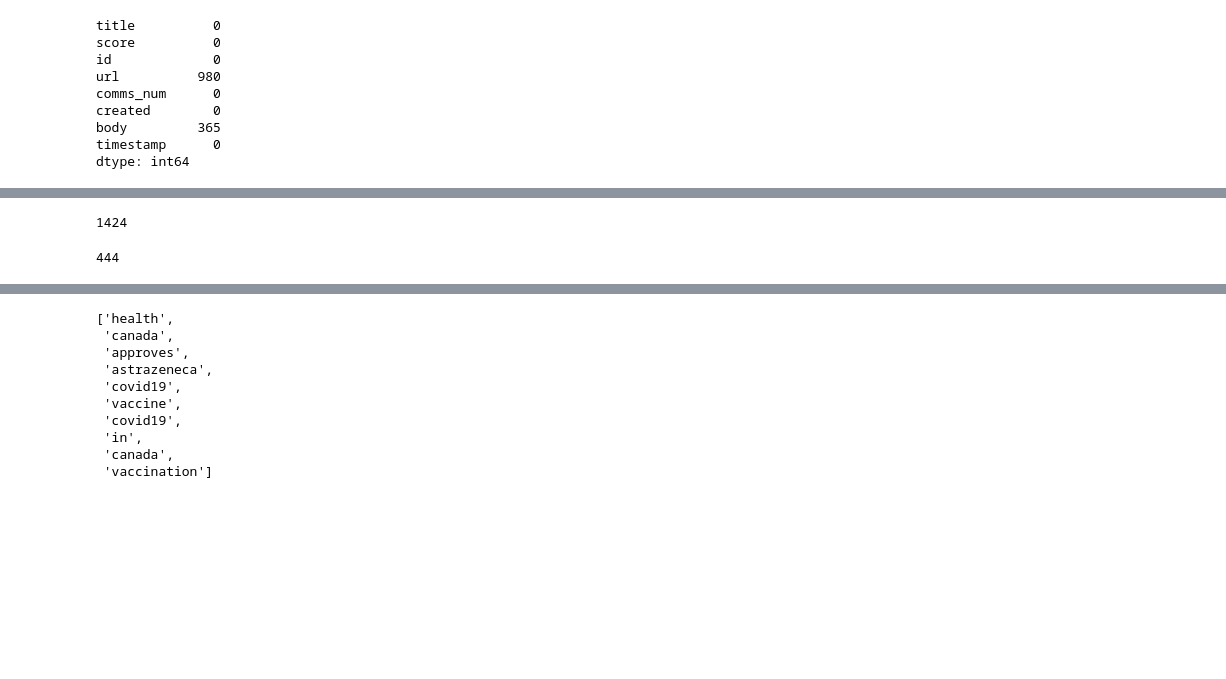
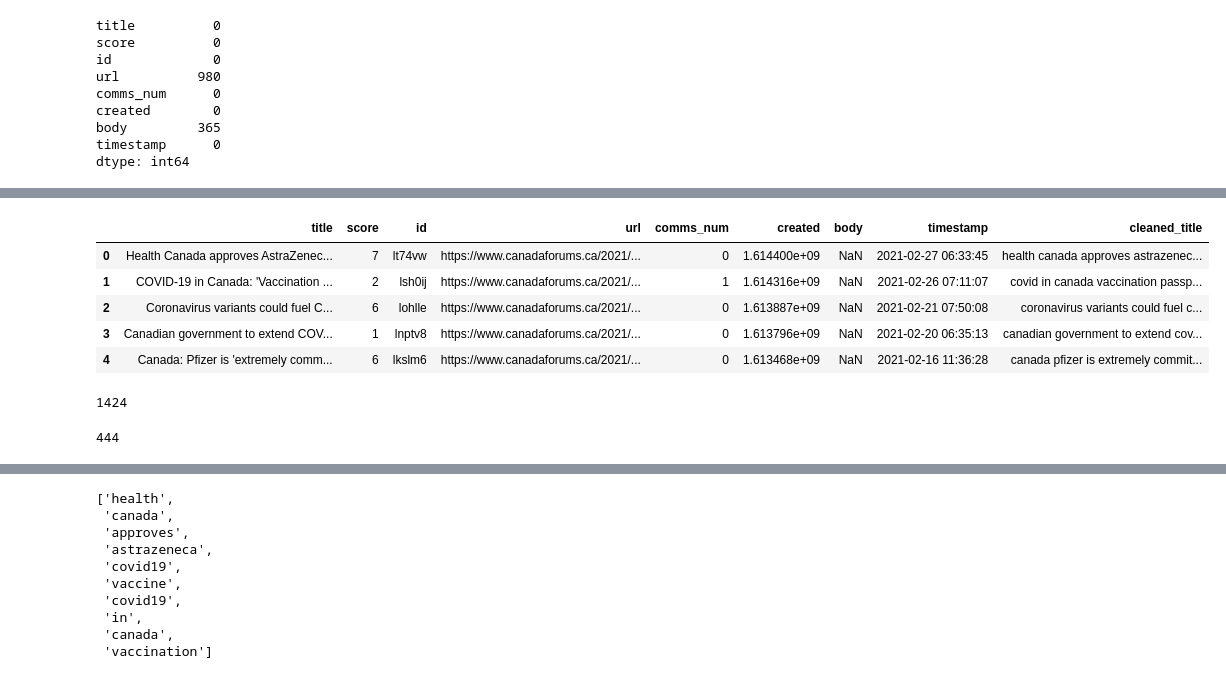
Before and after one commit to Yeshi341/Blog, a Jupyter notebook: Vaccine_myth_sentiment_analysis/data-load-and-eda.ipynb, the cells around one changed output, grey strips where cells are left out. Drawn from its saved outputs; the diff is of its cells as text; code cells hidden in the pictures; blank space fills up the shorter version.

```diff
--- a/Vaccine_myth_sentiment_analysis/data-load-and-eda.ipynb
+++ b/Vaccine_myth_sentiment_analysis/data-load-and-eda.ipynb
@@ -86,17 +59,2 @@ title_text
 
 Removing any grammatical symbols from the text and converting everything to lower case
-# %%
-# function to clean
-def clean_data(text):
-    cleaned = []
-    for t in text:
-        for symbol in ",.?!''-""~():/+|\[]=%;*":
-            t = t.replace(symbol, "").lower()
-        cleaned.append(t)
-
-    return cleaned
-# %%
-cleaned_title = clean_data(title_text)
-len(cleaned_title)
-# %% [output]
-1424
@@ -105,7 +61,48 @@ comment_count = cleaned_title.count('comment')
-# %%
-for c in range(comment_count):
-    cleaned_title.remove('comment')
-
-len(cleaned_title)
-# %% [output]
-444
+# %%
+# function to clean
+def clean_data(text):
+
+    # remove text within brackets
+    text = re.sub('\[.*?\]', '', text)
+
+    # remove text within parenthesis
+    text = re.sub('\(.*?\)', '', text)
+
+    # remove numbers
+    text = re.sub('\w*\d\w*', '', text)
+
+    # remove whitespaces
+#     text = re.sub('\s+', ' ', text)
+
+    # remove any quotes
+    text = re.sub('\"+', '', text)
+
+    # remove punctuations
+    text = re.sub('[%s]' % re.escape(string.punctuation), '', text)
+
+    # lowercase all text
+    text = text.lower()
+
+    # remove anything not a-z
+#     text = re.sub('[^a-z]', '', text)
+
+    return text
+# %%
+df['cleaned_title'] = df['title'].apply(lambda x: clean_data(x))
+df.head()
+# %% [output]
+|  | title | score | id | url | comms_num | created | body | timestamp | cleaned_title |
+| 0 | Health Canada approves AstraZenec... | 7 | lt74vw | https://www.canadaforums.ca/2021/... | 0 | 1.614400e+09 | NaN | 2021-02-27 06:33:45 | health canada approves astrazenec... |
+| 1 | COVID-19 in Canada: 'Vaccination ... | 2 | lsh0ij | https://www.canadaforums.ca/2021/... | 1 | 1.614316e+09 | NaN | 2021-02-26 07:11:07 | covid in canada vaccination passp... |
+| 2 | Coronavirus variants could fuel C... | 6 | lohlle | https://www.canadaforums.ca/2021/... | 0 | 1.613887e+09 | NaN | 2021-02-21 07:50:08 | coronavirus variants could fuel c... |
+| 3 | Canadian government to extend COV... | 1 | lnptv8 | https://www.canadaforums.ca/2021/... | 0 | 1.613796e+09 | NaN | 2021-02-20 06:35:13 | canadian government to extend cov... |
+| 4 | Canada: Pfizer is 'extremely comm... | 6 | lkslm6 | https://www.canadaforums.ca/2021/... | 0 | 1.613468e+09 | NaN | 2021-02-16 11:36:28 | canada pfizer is extremely commit... |
+# %%
+len(df)
+# %% [output]
+1424
+# %%
+df_cleaned = df[df['title'] != 'Comment']
+len(df_cleaned)
+# %% [output]
+444
```
Also changed, not shown: parts of 19 cells of this notebook.
